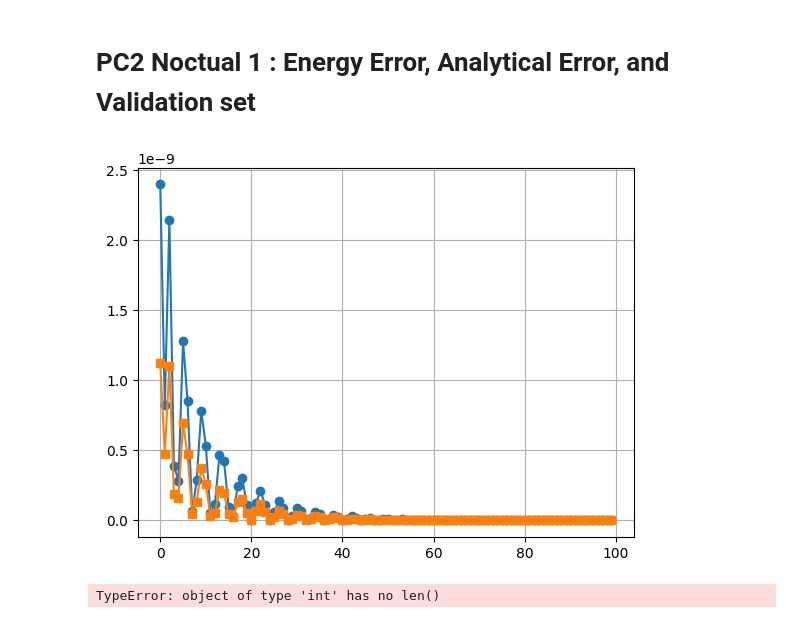
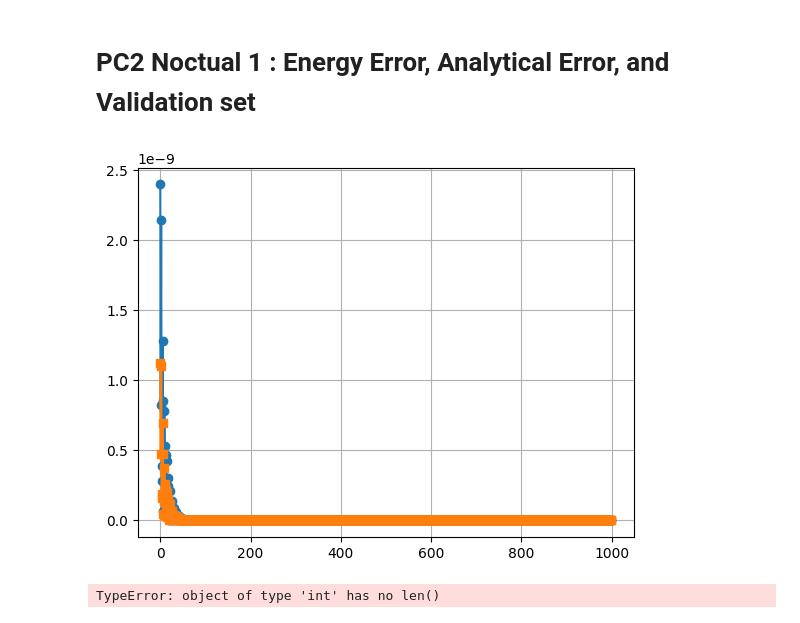
Before and after one commit to RaviPandey33/Optimizing_ODE_Solvers_-_A_Machine_Learning_Approach_to_RK4_Enhancement, a Jupyter notebook: Rk4_method_implementation/Testing_Batch_Learning.ipynb, the cells around one changed output. Cells and saved outputs as stored; diff of their text form; code cells hidden in the pictures.

```diff
--- a/Rk4_method_implementation/Testing_Batch_Learning.ipynb
+++ b/Rk4_method_implementation/Testing_Batch_Learning.ipynb
@@ -984,16 +984,16 @@ with open('S1_output.txt', 'w') as S1_output, open('S1_energy_error.txt', 'w') a
         """
 # %%
 # Plotting :
-x = range(0,100)
+x = range(0,1000)
 plt.plot(x, error_list_1, label="Analytical Error", marker='o')
 # plt.plot(x, error_list_3, label="Analytical Error", marker='o')
 plt.plot(x, validation_error_list, label="Analytical Error", marker='s')
 plt.grid()
 # plt.set_xlabel('Epoch')
 # plt.set_ylabel('Error')
 plt.show()
 # %% [output]
-[figure, old version]
+[figure, new version]
 # %%
 # Plotting :
 x = range(0,len(1000))
```
Also changed, not shown: parts of 2 cells of this notebook, 2 other files.
